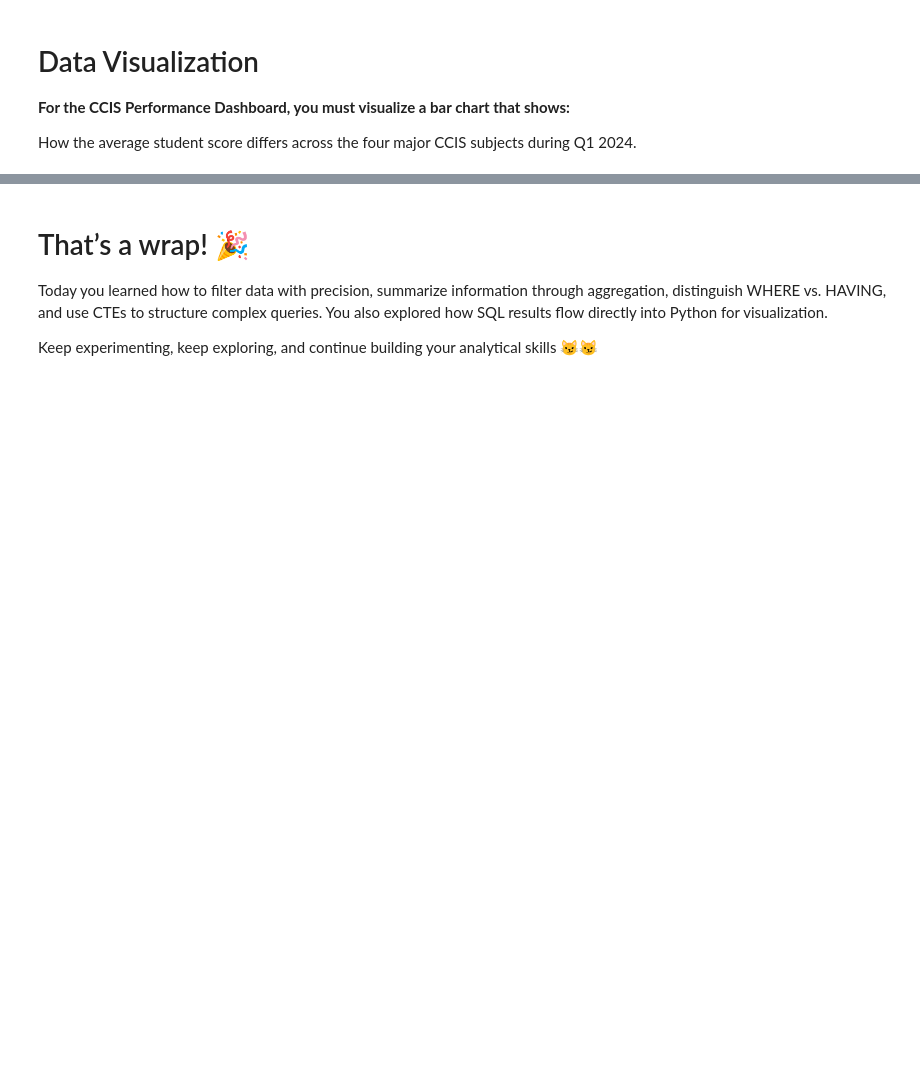
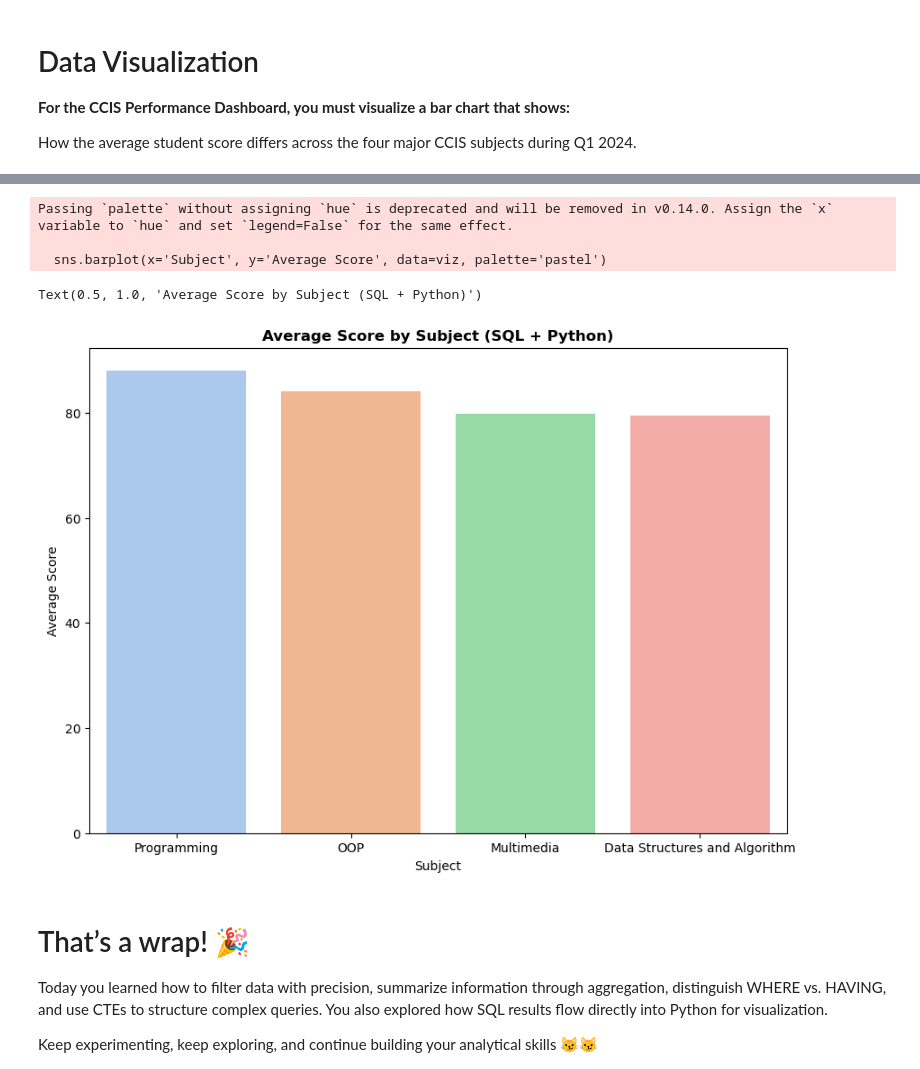
Before and after one commit to leiandrei/GDG-PUP-DATA-ML, a Jupyter notebook: Activity #2 - Python & SQL/Domaoal-SQL-Python.ipynb, the cells around one changed output, grey strips where cells are left out. Saved outputs shown, nothing was run; the diff lists cells and outputs as text; code cells hidden in the pictures; blank space fills up the shorter version.

```diff
--- a/Activity #2 - Python & SQL/Domaoal-SQL-Python.ipynb
+++ b/Activity #2 - Python & SQL/Domaoal-SQL-Python.ipynb
@@ -112,7 +93,7 @@ df
 # Connect to an in-memory SQLite database
 # %%
 #input code here
-try:
-    conn = sqlite3
+conn = sqlite3.connect(':memory:')
+cursor = conn.cursor()
 # %% [markdown]
 # Write the dataframe to SQL
@@ -125,6 +143,8 @@ try:
 # %%
 #input code here
 # define your run_query function
+def run(queries):
+    return pd.read_sql_query(queries, conn)
 # %% [markdown]
 # WHERE and LIKE
 **The Assistant Dean for Academic Affairs requests:**
@@ -194,0 +306,22 @@ import seaborn as sns
+# %%
+#input code here
+# define query,
+# assign query to a variable
+
+alt = '''
+alter table students_tbl
+rename column subject to Subject
+'''
+cursor.execute(alt)
+conn.commit()
+
+query = '''
+select
+    Subject,
+    avg(score) as 'Average Score'
+from students_tbl
+group by Subject
+order by 'Average Score' desc
+'''
+
+display(run(query))
@@ -195,3 +334,17 @@ import seaborn as sns
+# %%
+#input code here
+# make your own chart here
+viz = run(query)
+
+plt.figure(figsize=(10, 7))
+sns.barplot(x='Subject', y='Average Score', data=viz, palette='pastel')
+plt.title('Average Score by Subject (SQL + Python)', fontweight='bold')
+# %% [output]
+Passing `palette` without assigning `hue` is deprecated and will be removed in v0.14.0. Assign the `x` variable to `hue` and set `legend=False` for the same effect.
+
+  sns.barplot(x='Subject', y='Average Score', data=viz, palette='pastel')
+Text(0.5, 1.0, 'Average Score by Subject (SQL + Python)')
+[figure, added]
 # %% [markdown]
 # That’s a wrap! 🎉
 
```
Also changed, not shown: parts of 17 cells of this notebook.
